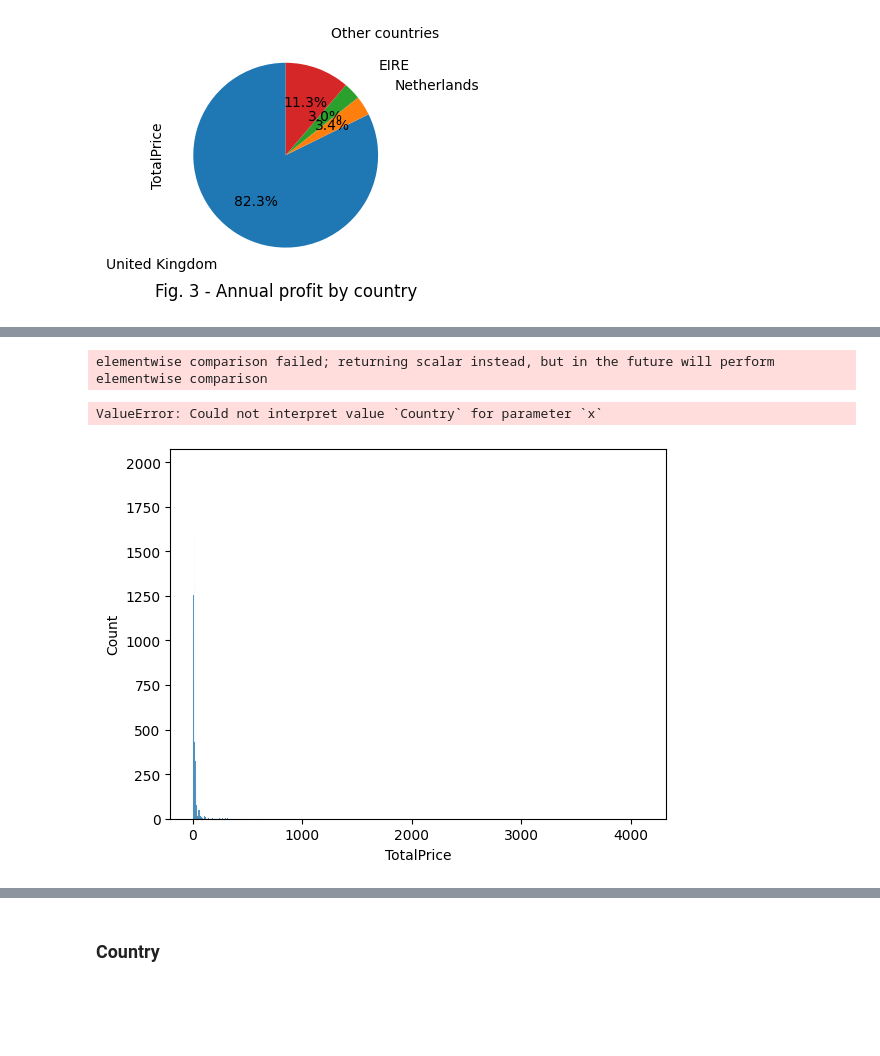
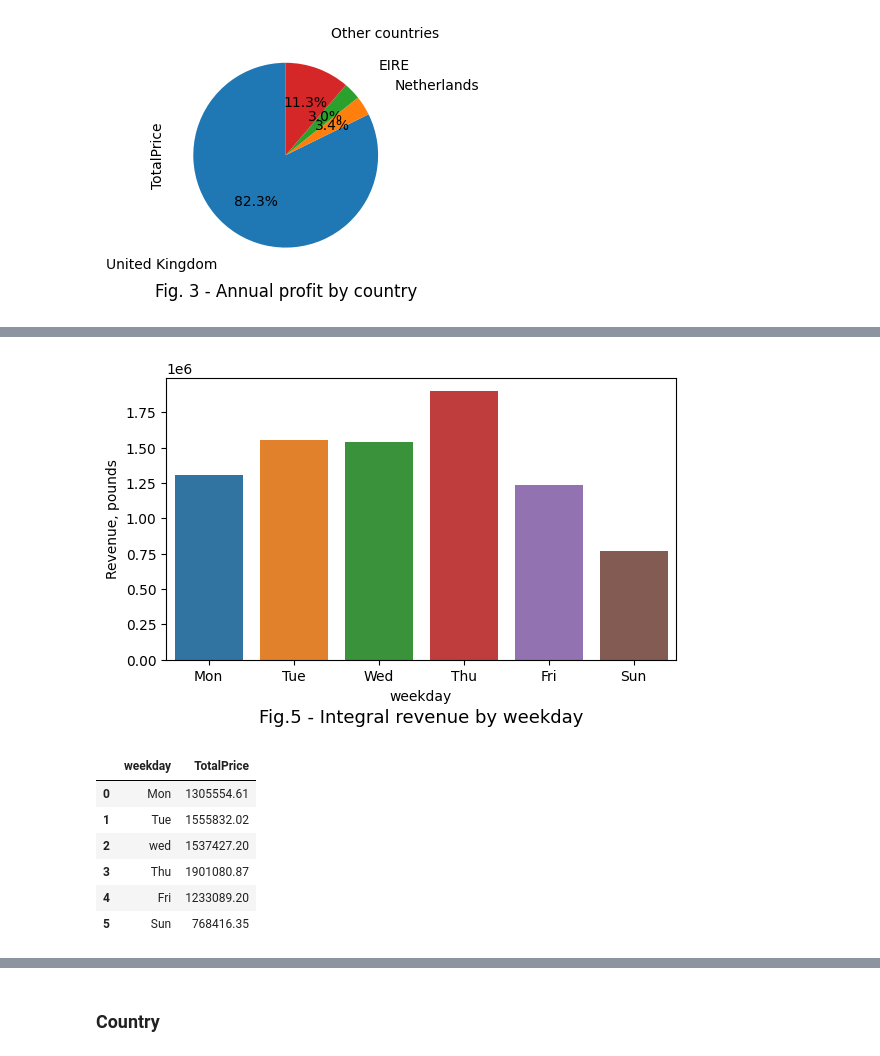
Before and after one commit to Alex1iv/web_shop_customers_segmentation, a Jupyter notebook: notebooks/webshop_segmentation.ipynb, the cells around one changed output, grey strips where cells are left out. Saved outputs shown, nothing was run; the diff lists cells and outputs as text; code cells hidden in the pictures; blank space fills up the shorter version.

```diff
--- a/notebooks/webshop_segmentation.ipynb
+++ b/notebooks/webshop_segmentation.ipynb
@@ -421,12 +455,28 @@ temp
-# %%
-sns.histplot(temp, x='Country');
-# %% [output]
-elementwise comparison failed; returning scalar instead, but in the future will perform elementwise comparison
-ValueError: Could not interpret value `Country` for parameter `x`
-# %%
-temp=data[data['month']==1]
-fig = sns.histplot(temp, x='TotalPrice')
-#.groupby(by='Country')['TotalPrice'].sum().sort_values(ascending=False).head()
-#sns.histplot(temp);
-# %% [output]
-[figure, removed]
+# %%
+plot_counter = 5
+
+temp = data.groupby(by='weekday', as_index=False)['TotalPrice'].sum()
+
+fig = plt.figure(figsize=(6,4))
+sns.barplot(data=temp, x='weekday', y='TotalPrice', order=['Mon', 'Tue', 'Wed', 'Thu','Fri', 'Sun'])
+plt.ylabel('Revenue, pounds')
+plt.title(f'Fig.{plot_counter} - Integral revenue by weekday', y=-0.25, size=13)
+plt.tight_layout();
+
+plt.savefig(os.path.join(path_figures, f'fig_{plot_counter}.png'))
+# %% [output]
+[figure, added]
+# %%
+names = {0:'Mon',1:'Tue',2:'wed', 3:'Thu',4:'Fri',5:'Sat',6:'Sun'}
+temp = data.groupby(by='weekday', as_index=False)['TotalPrice'].sum()
+#temp['weekday'] = temp['weekday'].map(names)#.rename_categories().astype('category')
+
+temp
+# %% [output]
+|  | weekday | TotalPrice |
+| 0 | Mon | 1305554.61 |
+| 1 | Tue | 1555832.02 |
+| 2 | wed | 1537427.20 |
+| 3 | Thu | 1901080.87 |
+| 4 | Fri | 1233089.20 |
+| 5 | Sun | 768416.35 |
```
Also changed, not shown: parts of 22 cells of this notebook.
